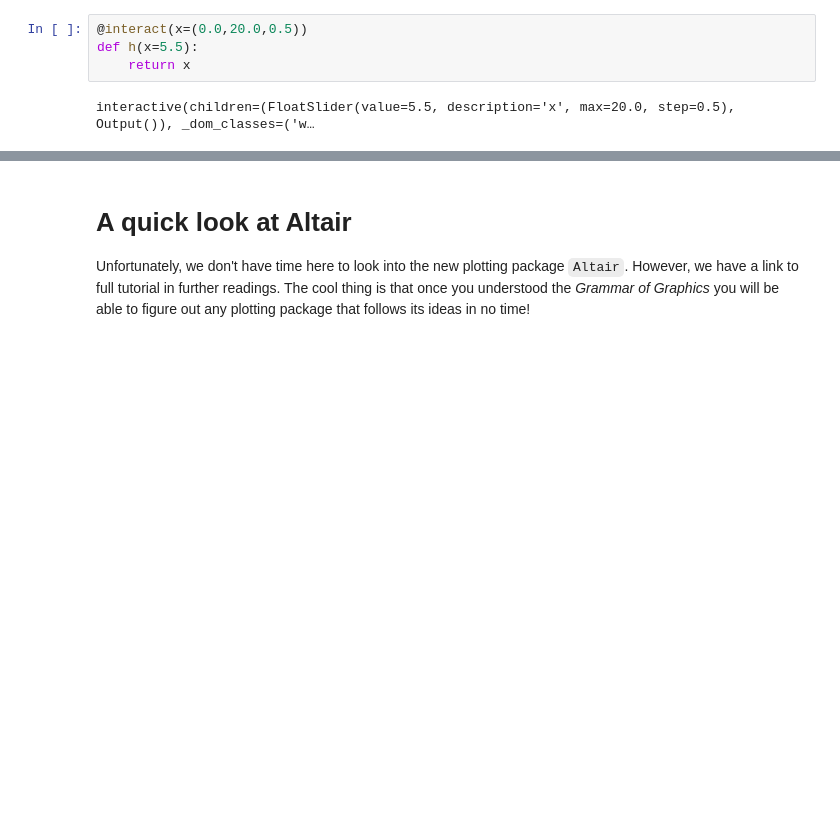
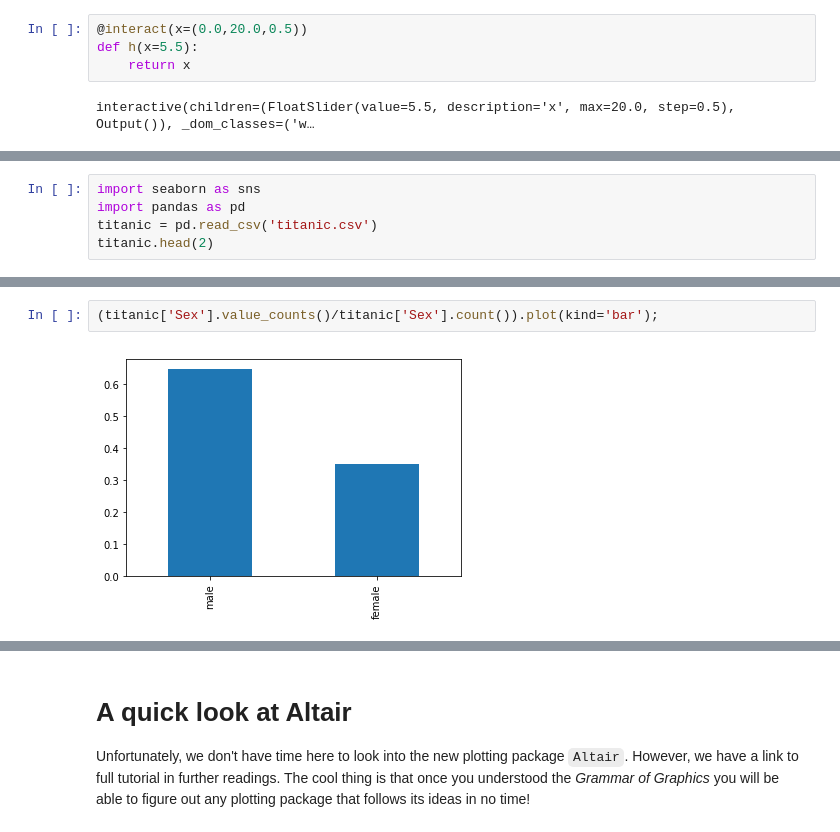
Before and after one commit to scientificprogrammingUOS/lectures, a Jupyter notebook: week13-Interactive_Data_Analysis_And_Speedups/lecture.ipynb, the cells around one changed output, grey strips where cells are left out. Saved outputs shown, nothing was run; the diff lists cells and outputs as text; blank space fills up the shorter version.

```diff
--- a/week13-Interactive_Data_Analysis_And_Speedups/lecture.ipynb
+++ b/week13-Interactive_Data_Analysis_And_Speedups/lecture.ipynb
@@ -80,0 +226,5 @@ interactive(children=(FloatSlider(value=5.5, description='x', max=20.0, step=0.5
+# %%
+import seaborn as sns
+import pandas as pd
+titanic = pd.read_csv('titanic.csv')
+titanic.head(2)
@@ -80,0 +235,4 @@ interactive(children=(FloatSlider(value=5.5, description='x', max=20.0, step=0.5
+# %%
+(titanic['Sex'].value_counts()/titanic['Sex'].count()).plot(kind='bar');
+# %% [output]
+[figure, added]
```
Also changed, not shown: parts of 46 cells of this notebook, 3 other files.
